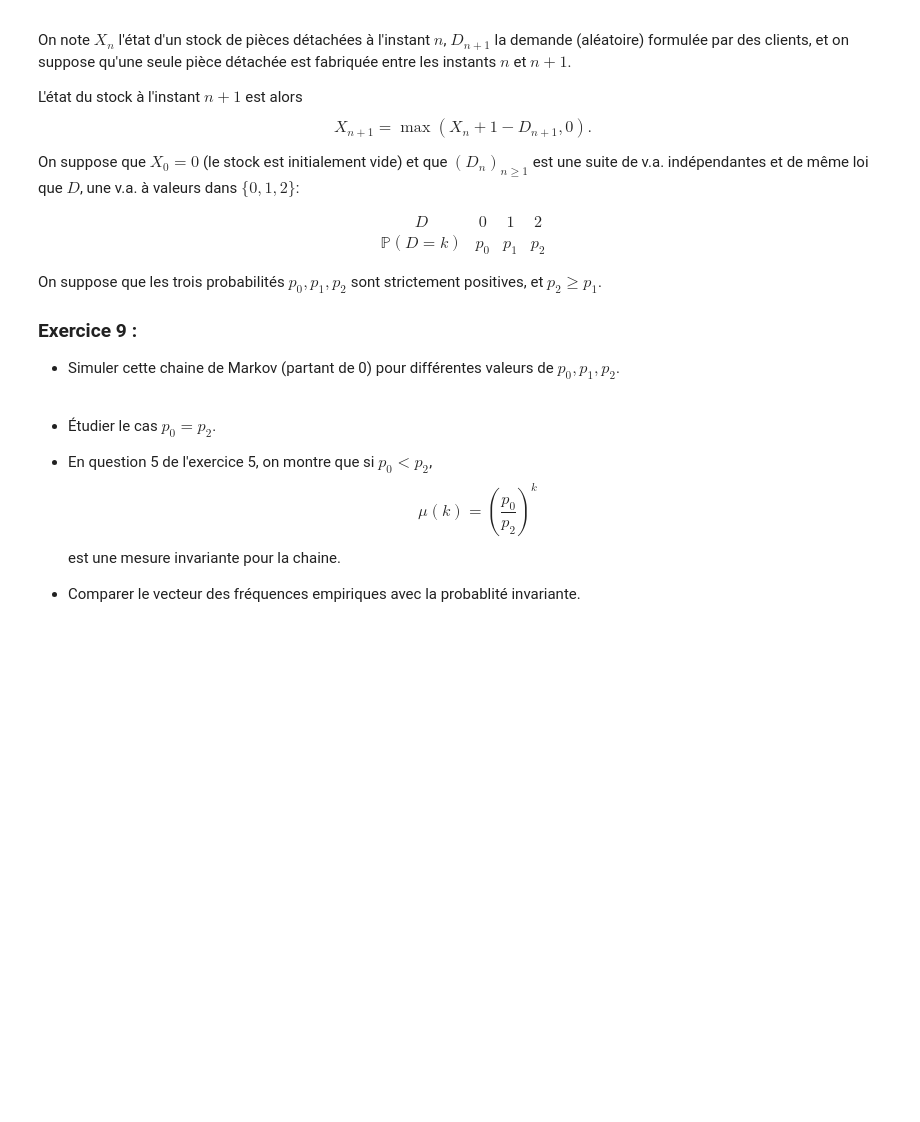
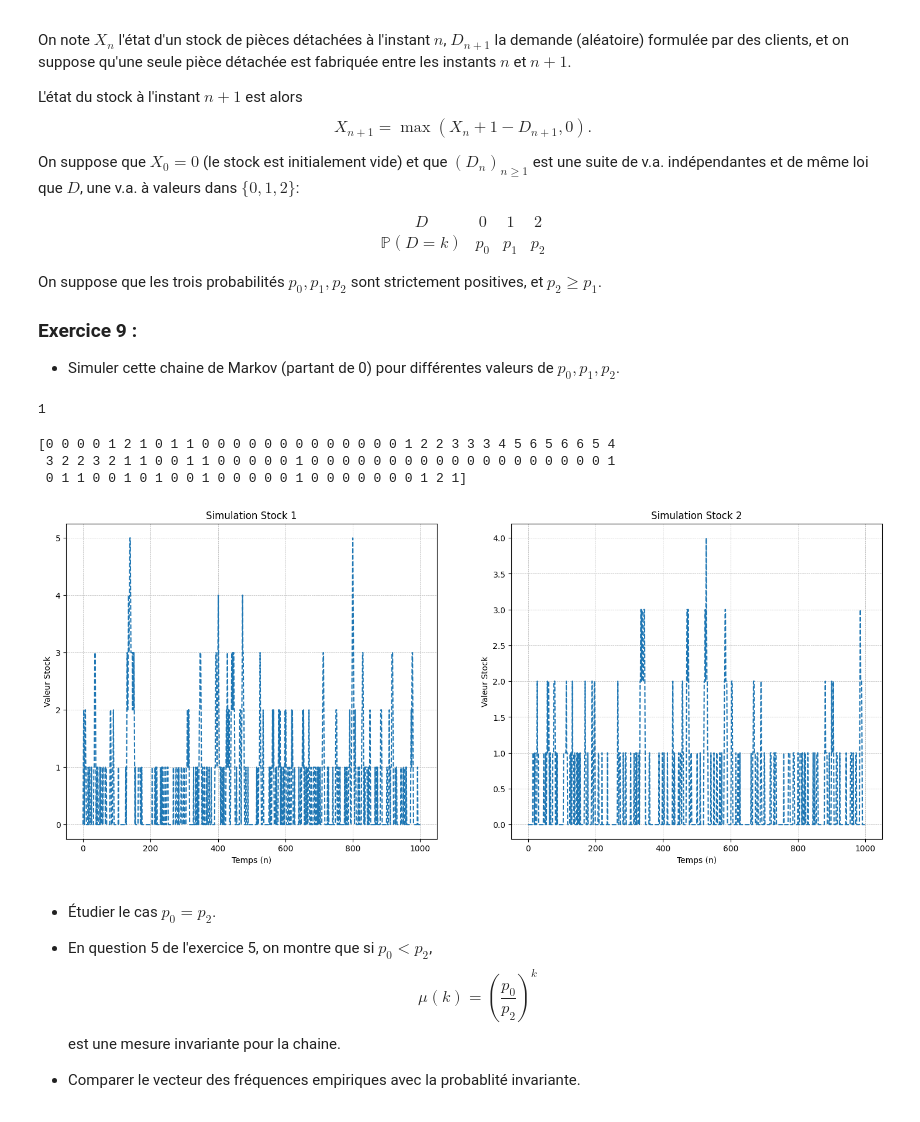
Before and after one commit to Tysonn2605/data-insat-tyson, a Jupyter notebook: notebooks/TP-Markov-sujet-25-26.ipynb, the cells around one changed output. Cells and saved outputs as stored; diff of their text form; code cells hidden in the pictures; blank space fills up the shorter version.

```diff
--- a/notebooks/TP-Markov-sujet-25-26.ipynb
+++ b/notebooks/TP-Markov-sujet-25-26.ipynb
@@ -697,6 +697,49 @@ On suppose que les trois probabilités $p_0,p_1,p_2$ sont strictement positives,
 ### Exercice 9 :
 
 - Simuler cette chaine de Markov (partant de 0)  pour différentes valeurs de $p_0,p_1,p_2$.
+# %%
+def SimuD(p):
+    return np.random.choice(range(3), p=p)
+
+print(SimuD((0.2, 0.3, 0.5)))
+# %% [output]
+1
+# %%
+def SimuStock(p, n):
+    Mkv = [0]
+
+    for _ in range(n):
+        Mkv.append(max(Mkv[-1] + 1 - SimuD(p), 0))
+
+    return np.array(Mkv)
+
+print(SimuStock((0.2, 0.3, 0.5), 100))
+# %% [output]
+[0 0 0 0 1 2 1 0 1 1 0 0 0 0 0 0 0 0 0 0 0 0 0 1 2 2 3 3 3 4 5 6 5 6 6 5 4
+ 3 2 2 3 2 1 1 0 0 1 1 0 0 0 0 0 1 0 0 0 0 0 0 0 0 0 0 0 0 0 0 0 0 0 0 0 1
+ 0 1 1 0 0 1 0 1 0 0 1 0 0 0 0 0 1 0 0 0 0 0 0 0 1 2 1]
+# %%
+def plotStock(p_arr, n):
+    Mkv = []
+    for i in range(2):
+        Mkv.append(SimuStock(p_arr[i], n))
+
+    fig, axs = plt.subplots(1, 2, figsize=(18, 7))
+    title = ["Simulation Stock 1", "Simulation Stock 2"]
+
+    x_ax = range(n+1)
+    for i in range(2):
+        axs[i].plot(x_ax, Mkv[i], ls='--')
+        axs[i].set_title(title[i])
+        axs[i].set_xlabel("Temps (n)")
+        axs[i].set_ylabel("Valeur Stock")
+        axs[i].grid(True, ls='--', lw=0.5)
+
+    plt.show()
+
+plotStock([(0.2, 0.3, 0.5), (0.1, 0.45, 0.45)], 1000)
+# %% [output]
+[figure, added]
 # %% [markdown]
 - Étudier le cas $p_0=p_2$.
 - En question 5 de l'exercice 5, on montre que si $p_0 < p_2$,
```
Also changed, not shown: parts of 10 cells of this notebook.
